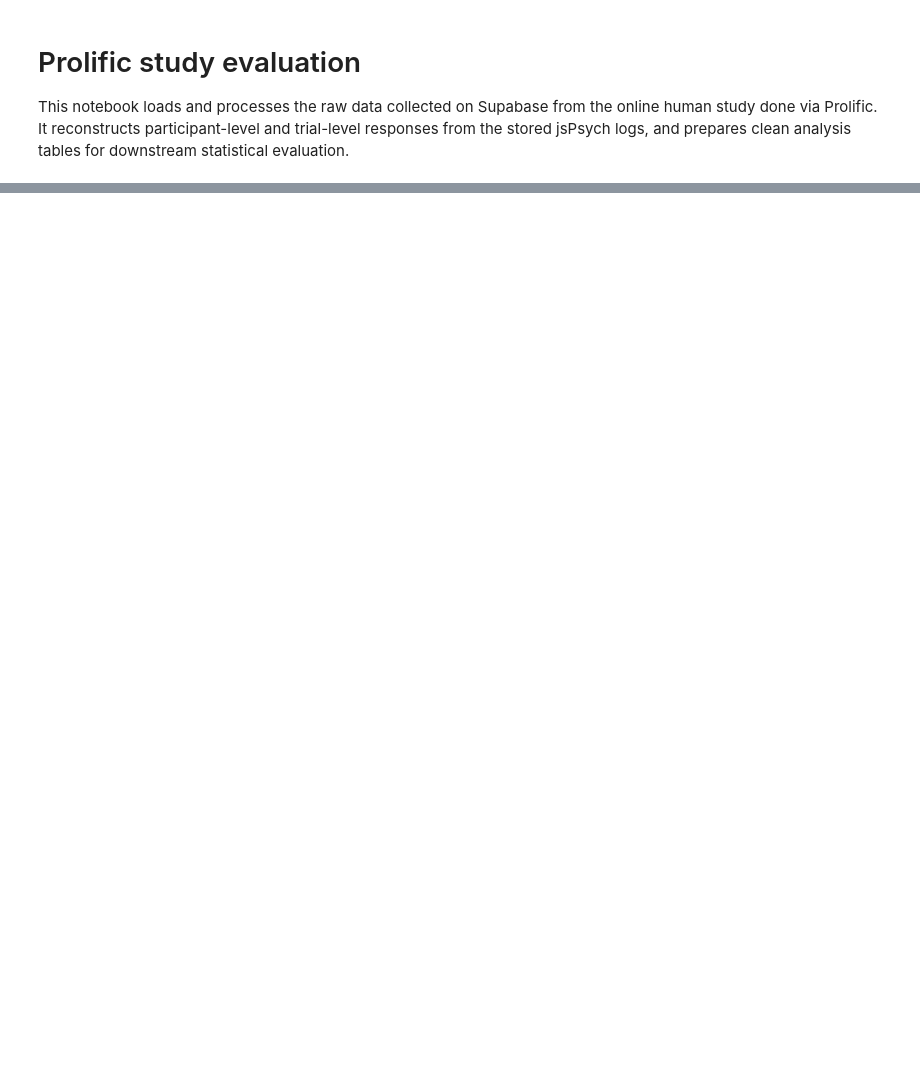
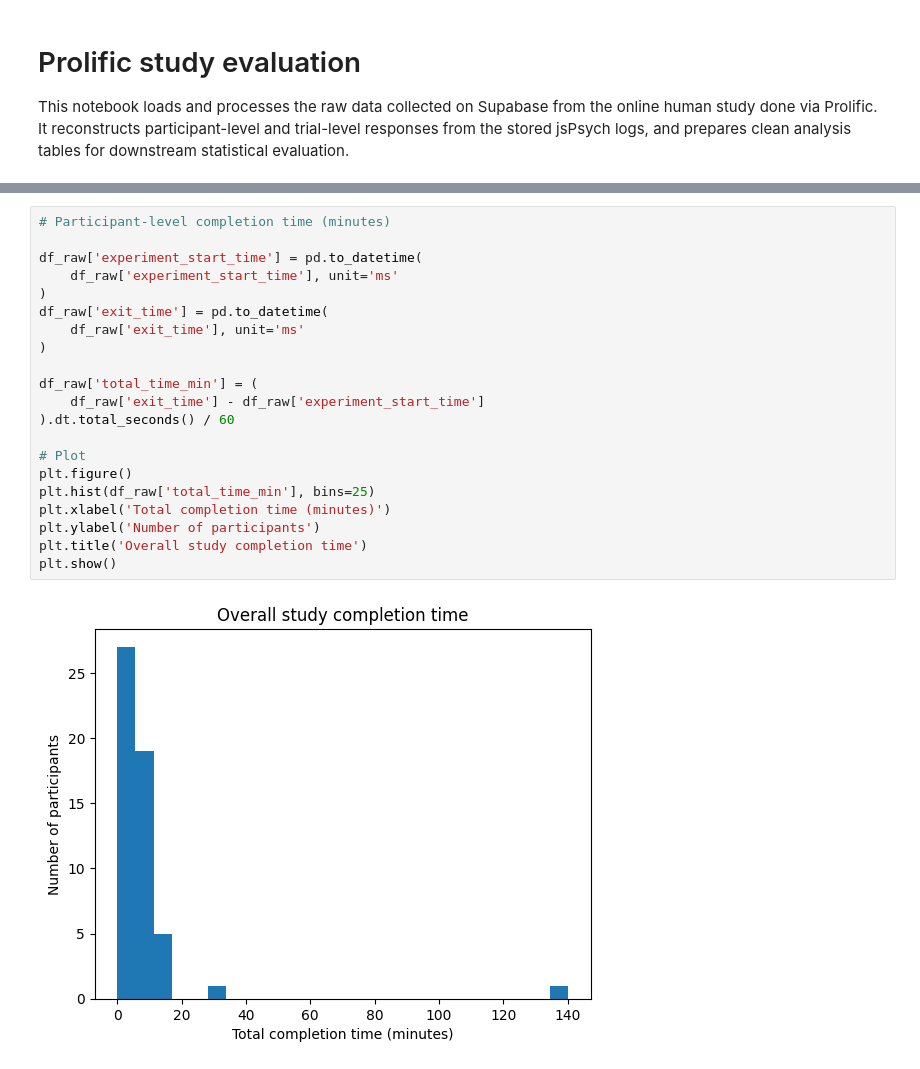
Before and after one commit to jonnemi/color-concept-entanglement, a Jupyter notebook: prolific_study/prolific_evaluation.ipynb, the cells around one changed output, grey strips where cells are left out. Saved outputs shown, nothing was run; the diff lists cells and outputs as text; blank space fills up the shorter version.

```diff
--- a/prolific_study/prolific_evaluation.ipynb
+++ b/prolific_study/prolific_evaluation.ipynb
@@ -113 +175,24 @@ max      258.000000
 dtype: float64
+# %%
+# Participant-level completion time (minutes)
+
+df_raw['experiment_start_time'] = pd.to_datetime(
+    df_raw['experiment_start_time'], unit='ms'
+)
+df_raw['exit_time'] = pd.to_datetime(
+    df_raw['exit_time'], unit='ms'
+)
+
+df_raw['total_time_min'] = (
+    df_raw['exit_time'] - df_raw['experiment_start_time']
+).dt.total_seconds() / 60
+
+# Plot
+plt.figure()
+plt.hist(df_raw['total_time_min'], bins=25)
+plt.xlabel('Total completion time (minutes)')
+plt.ylabel('Number of participants')
+plt.title('Overall study completion time')
+plt.show()
+# %% [output]
+[figure, added]
```
Also changed, not shown: parts of 11 cells of this notebook.
